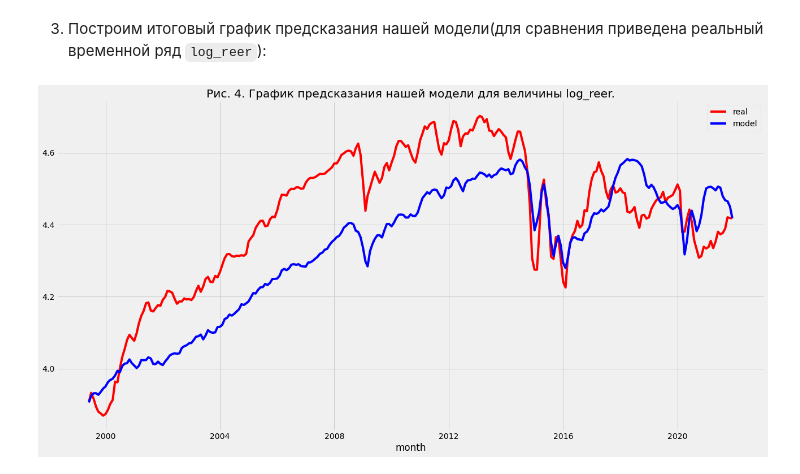
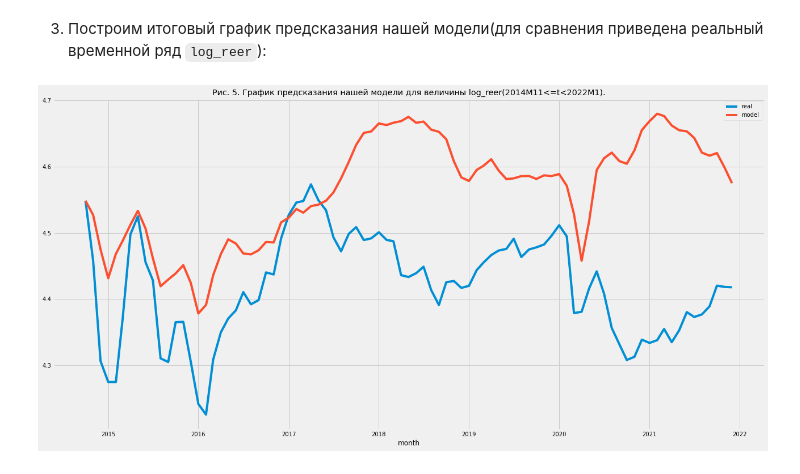
Before and after one commit to danon2018/Finances_project, a Jupyter notebook: code.ipynb, the cells around one changed output. Saved outputs shown, nothing was run; the diff lists cells and outputs as text; code cells hidden in the pictures.

```diff
--- a/code.ipynb
+++ b/code.ipynb
@@ -380,0 +382,5 @@ Notes:
+# %%
+model_12 = api.OLS(Y, X[['dx_t', 'dx_{t-2}', 'dy_{t-1}', 'dy_{t-2}']])
+results_12 = model_12.fit()
+print('Таблица 8. Результаты оценивания на 1-ом интервале(1999M1<=t<2014M11).\n')
+print(results_12.summary())
@@ -381,7 +407,7 @@ Notes:
 # %% [markdown]
 Создадим временной ряд, который будет содержать предсказания нашей модели(величины `log_reer`) на 1-ом промежутке:
 # %%
-dy_pred = results.predict()
+dy_pred = results_12.predict()
 
 y_pred = np.zeros(185)
 y_pred[0] = y[5]
@@ -459,0 +500,5 @@ Notes:
+# %%
+model_22 = api.OLS(Y, X[['z_t', 'dx_t', 'dy_{t-3}']])
+results_22 = model_22.fit()
+print('Таблица 9. Результаты оценивания на 2-ом интервале(2014M11<=t<2022M1).\n')
+print(results_22.summary())
@@ -460,7 +525,7 @@ Notes:
 # %% [markdown]
 Создадим временной ряд, который будет содержать предсказания нашей модели(величины `log_reer`) на 2-ом промежутке:
 # %%
-dy_pred = results.predict()
+dy_pred = results_22.predict()
 
 y_pred = np.zeros(87)
 y_pred[0] = y[5]
@@ -480,14 +545,12 @@ See the caveats in the documentation: https://pandas.pydata.org/pandas-docs/stab
 # %%
 plt.figure(figsize=(20,10))
 
-plt.plot(df1_['log_reer'], 'r', label='real')
-plt.plot(df1_['pred'], 'b', label='model')
-plt.plot(df2_['log_reer'], 'r')
-plt.plot(df2_['pred'], 'b')
+plt.plot(df2_['log_reer'], label='real')
+plt.plot(df2_['pred'], label='model')
 plt.legend()
 plt.xlabel('month')
-plt.title('Рис. 4. График предсказания нашей модели для величины log_reer.')
+plt.title('Рис. 5. График предсказания нашей модели для величины log_reer(2014M11<=t<2022M1).')
 
 None
 # %% [output]
-[figure, old version]
+[figure, new version]
```
Also changed, not shown: parts of 31 cells of this notebook, 3 other files.
